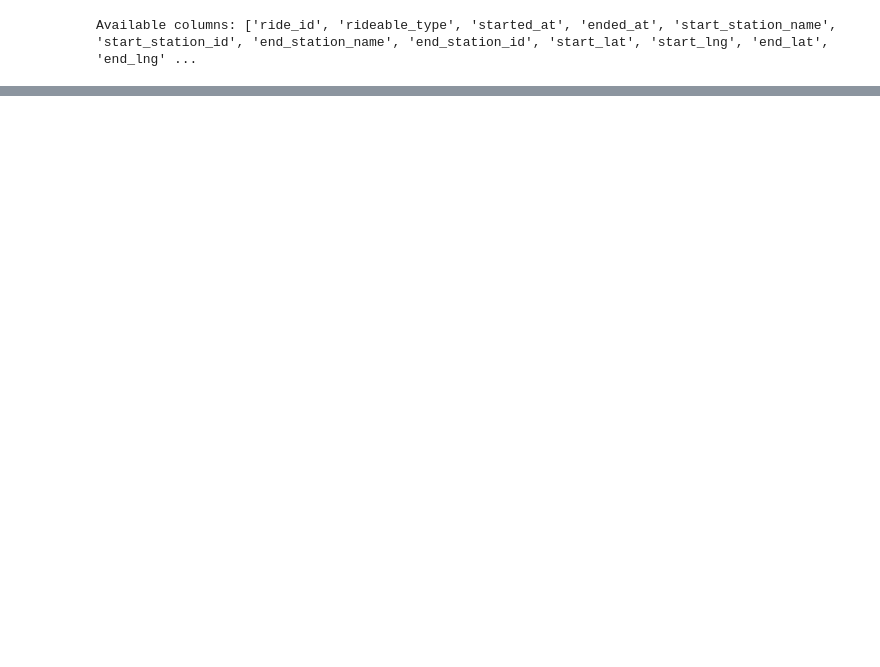
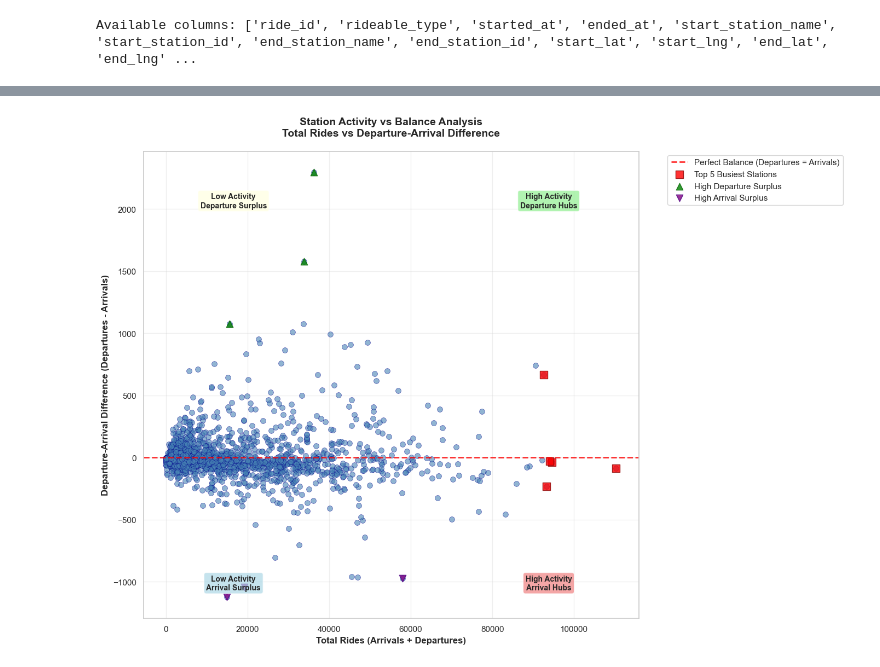
Before and after one commit to YagelAL/Visual_project, a Jupyter notebook: preprocessing2.ipynb, the cells around one changed output, grey strips where cells are left out. Cells and saved outputs as stored; diff of their text form; code cells hidden in the pictures; blank space fills up the shorter version.

```diff
--- a/preprocessing2.ipynb
+++ b/preprocessing2.ipynb
@@ -368,0 +269,82 @@ Processing 202506: Found 5 files
+# %%
+processed_files = [
+    'processed_202409.csv',
+    'processed_202412.csv',
+    'processed_202503.csv',
+    'processed_202506.csv'
+]
+all_processed_data = pd.concat([
+    pd.read_csv(f) for f in processed_files if os.path.exists(f)
+], ignore_index=True)
+#Calculate station-level statistics
+station_analysis = all_processed_data.groupby('station_name').agg({
+    'arrivals': 'sum',
+    'departures': 'sum',
+    'net_balance': 'sum'
+}).reset_index()
+
+# Calculate total rides and departure-arrival difference
+station_analysis['total_rides'] = station_analysis['arrivals'] + station_analysis['departures']
+station_analysis['departure_arrival_diff'] = station_analysis['departures'] - station_analysis['arrivals']
+
+# Create the scatter plot
+plt.figure(figsize=(14, 10))
+
+# Main scatter plot
+plt.scatter(station_analysis['total_rides'],
+           station_analysis['departure_arrival_diff'],
+           alpha=0.6, s=50, c='steelblue', edgecolors='darkblue', linewidth=0.5)
+
+# Add reference lines
+plt.axhline(y=0, color='red', linestyle='--', alpha=0.8, linewidth=2, label='Perfect Balance (Departures = Arrivals)')
+
+# Identify and highlight interesting points
+# Top 5 busiest stations
+top_busy = station_analysis.nlargest(5, 'total_rides')
+plt.scatter(top_busy['total_rides'], top_busy['departure_arrival_diff'],
+           s=100, c='red', alpha=0.8, marker='s', edgecolors='darkred', linewidth=1,
+           label='Top 5 Busiest Stations')
+
+# Top 5 most imbalanced stations (positive and negative)
+top_departure_surplus = station_analysis.nlargest(3, 'departure_arrival_diff')
+top_arrival_surplus = station_analysis.nsmallest(3, 'departure_arrival_diff')
+plt.scatter(top_departure_surplus['total_rides'], top_departure_surplus['departure_arrival_diff'],
+           s=80, c='green', alpha=0.8, marker='^', edgecolors='darkgreen', linewidth=1,
+           label='High Departure Surplus')
+plt.scatter(top_arrival_surplus['total_rides'], top_arrival_surplus['departure_arrival_diff'],
+           s=80, c='purple', alpha=0.8, marker='v', edgecolors='indigo', linewidth=1,
+           label='High Arrival Surplus')
+
+# Formatting
+plt.xlabel('Total Rides (Arrivals + Departures)', fontsize=12, fontweight='bold')
+plt.ylabel('Departure-Arrival Difference (Departures - Arrivals)', fontsize=12, fontweight='bold')
+plt.title('Station Activity vs Balance Analysis\nTotal Rides vs Departure-Arrival Difference',
+         fontsize=14, fontweight='bold', pad=20)
+
+plt.grid(True, alpha=0.3)
+plt.legend(bbox_to_anchor=(1.05, 1), loc='upper left')
+
+# Add quadrant labels
+max_x, max_y = station_analysis['total_rides'].max(), station_analysis['departure_arrival_diff'].max()
+min_y = station_analysis['departure_arrival_diff'].min()
+
+plt.text(max_x * 0.85, max_y * 0.9, 'High Activity\nDeparture Hubs',
+         ha='center', va='center', fontsize=10, fontweight='bold',
+         bbox=dict(boxstyle="round,pad=0.3", facecolor='lightgreen', alpha=0.7))
+
+plt.text(max_x * 0.85, min_y * 0.9, 'High Activity\nArrival Hubs',
+         ha='center', va='center', fontsize=10, fontweight='bold',
+         bbox=dict(boxstyle="round,pad=0.3", facecolor='lightcoral', alpha=0.7))
+
+plt.text(max_x * 0.15, max_y * 0.9, 'Low Activity\nDeparture Surplus',
+         ha='center', va='center', fontsize=10, fontweight='bold',
+         bbox=dict(boxstyle="round,pad=0.3", facecolor='lightyellow', alpha=0.7))
+
+plt.text(max_x * 0.15, min_y * 0.9, 'Low Activity\nArrival Surplus',
+         ha='center', va='center', fontsize=10, fontweight='bold',
+         bbox=dict(boxstyle="round,pad=0.3", facecolor='lightblue', alpha=0.7))
+
+plt.tight_layout()
+plt.show()
+# %% [output]
+[figure, added]
```
Also changed, not shown: parts of 10 cells of this notebook.
